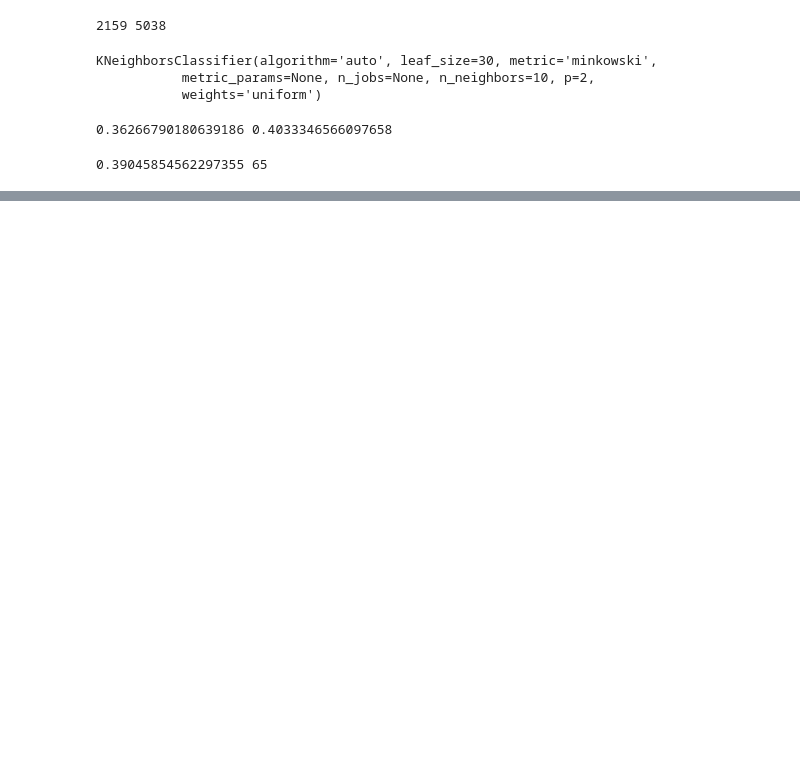
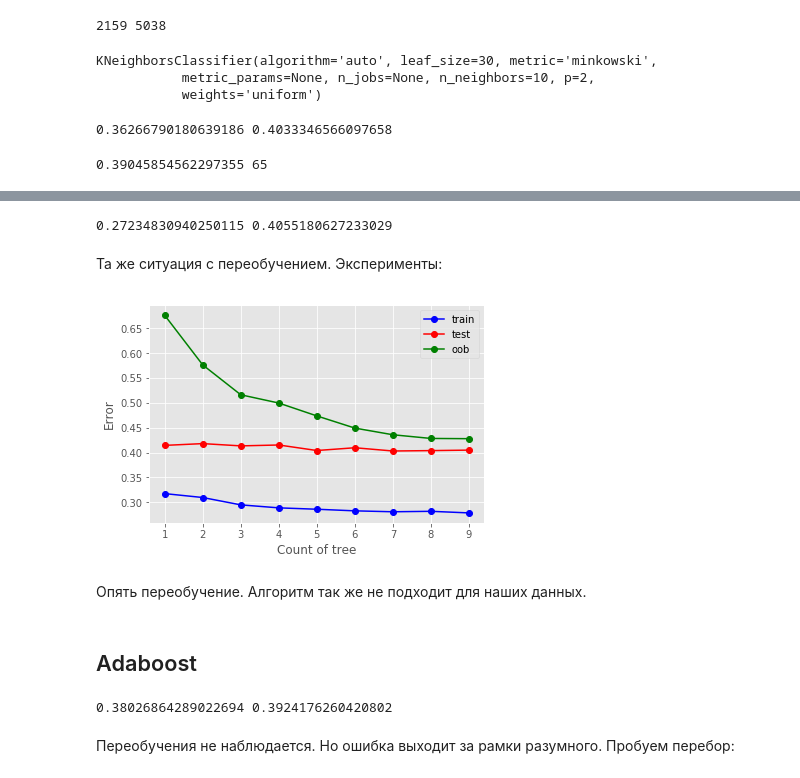
Before and after one commit to RyabininK4/MachineLearning, a Jupyter notebook: Lab.ipynb, the cells around one changed output, grey strips where cells are left out. Saved outputs shown, nothing was run; the diff lists cells and outputs as text; code cells hidden in the pictures; blank space fills up the shorter version.

```diff
--- a/Lab.ipynb
+++ b/Lab.ipynb
@@ -195,0 +336,49 @@ print(best_cv_err, best_n_neighbors)
+# %%
+ert = ensemble.ExtraTreesClassifier(n_estimators=10)
+ert.fit(X_train, y_train)
+
+err_train = np.mean(y_train != ert.predict(X_train))
+err_test = np.mean(y_test != ert.predict(X_test))
+
+print(err_train, err_test)
+# %% [output]
+0.27234830940250115 0.4055180627233029
+# %% [markdown]
+Та же ситуация с переобучением. Эксперименты:
+# %%
+trees_arr = np.arange(1, 10, 1)
+test_err = []
+train_err = []
+oob_err = []
+for tree in trees_arr:
+    ert = ensemble.ExtraTreesClassifier(n_estimators=tree, oob_score=True, bootstrap=True)
+    ert.fit(X_train, y_train)
+    train_err.append(np.mean(y_train != ert.predict(X_train)))
+    test_err.append(np.mean(y_test != ert.predict(X_test)))
+    oob_err.append(1 - ert.oob_score_)
+# %%
+plt.plot(trees_arr, train_err, 'b-o', label='train')
+plt.plot(trees_arr, test_err, 'r-o', label='test')
+plt.plot(trees_arr, oob_err, 'g-o', label='oob')
+plt.xlabel('Count of tree')
+plt.ylabel('Error')
+plt.legend()
+pass
+# %% [output]
+[figure, added]
+# %% [markdown]
+Опять переобучение. Алгоритм так же не подходит для наших данных.
+# %% [markdown]
+## Adaboost
+# %%
+ab = ensemble.AdaBoostClassifier(n_estimators=5)
+ab.fit(X_train, y_train)
+
+err_train = np.mean(y_train != ab.predict(X_train))
+err_test = np.mean(y_test != ab.predict(X_test))
+
+print(err_train, err_test)
+# %% [output]
+0.38026864289022694 0.3924176260420802
+# %% [markdown]
+Переобучения не наблюдается. Но ошибка выходит за рамки разумного. Пробуем перебор:
```
Also changed, not shown: parts of 51 cells of this notebook.
